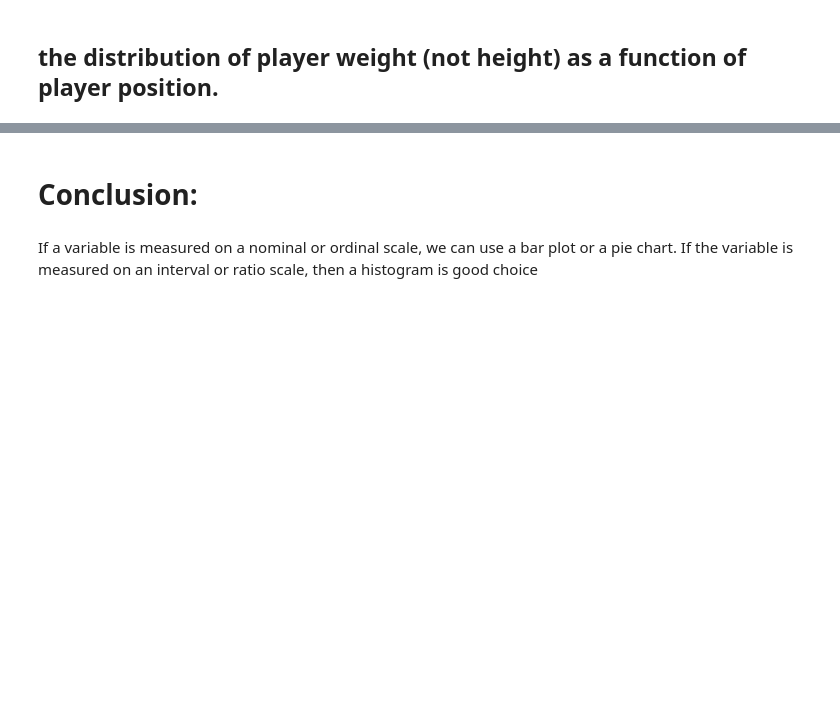
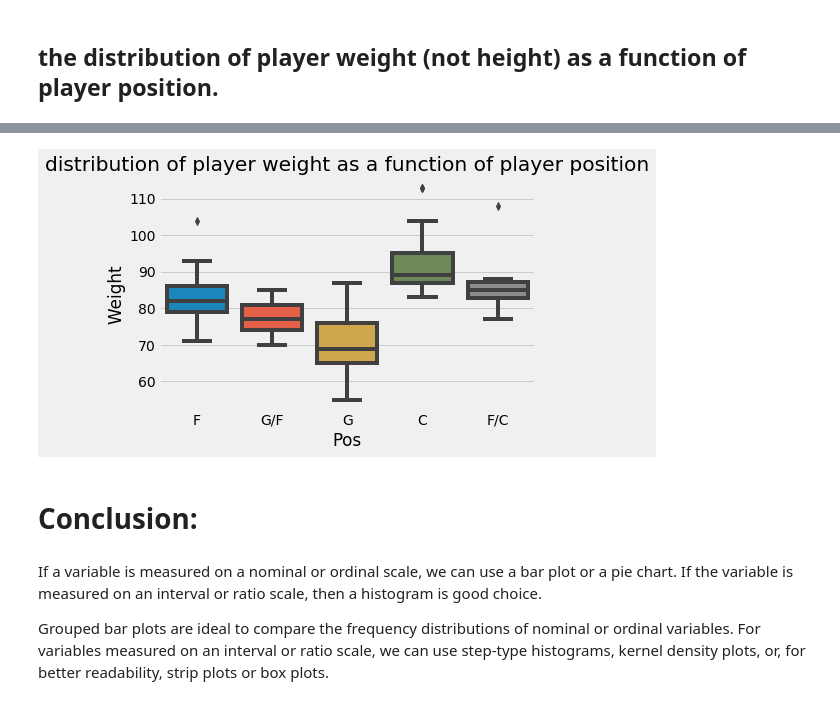
Before and after one commit to VictorOmondi1997/Statistics-Fundamentals, a Jupyter notebook: Frequency Distributions.ipynb, the cells around one changed output, grey strips where cells are left out. Saved outputs shown, nothing was run; the diff lists cells and outputs as text; code cells hidden in the pictures; blank space fills up the shorter version.

```diff
--- a/Frequency Distributions.ipynb
+++ b/Frequency Distributions.ipynb
@@ -778,4 +807,12 @@ plt.show()
+# %%
+sns.boxplot(data=wnba, x='Pos', y='Weight')
+plt.title('distribution of player weight as a function of player position')
+plt.show()
+# %% [output]
+[figure, added]
 # %% [markdown]
 # Conclusion:
 # %% [markdown]
-If a variable is measured on a nominal or ordinal scale, we can use a bar plot or a pie chart. If the variable is measured on an interval or ratio scale, then a histogram is good choice
+If a variable is measured on a nominal or ordinal scale, we can use a bar plot or a pie chart. If the variable is measured on an interval or ratio scale, then a histogram is good choice.
+
+Grouped bar plots are ideal to compare the frequency distributions of nominal or ordinal variables. For variables measured on an interval or ratio scale, we can use step-type histograms, kernel density plots, or, for better readability, strip plots or box plots.
```
Also changed, not shown: parts of 5 cells of this notebook.
